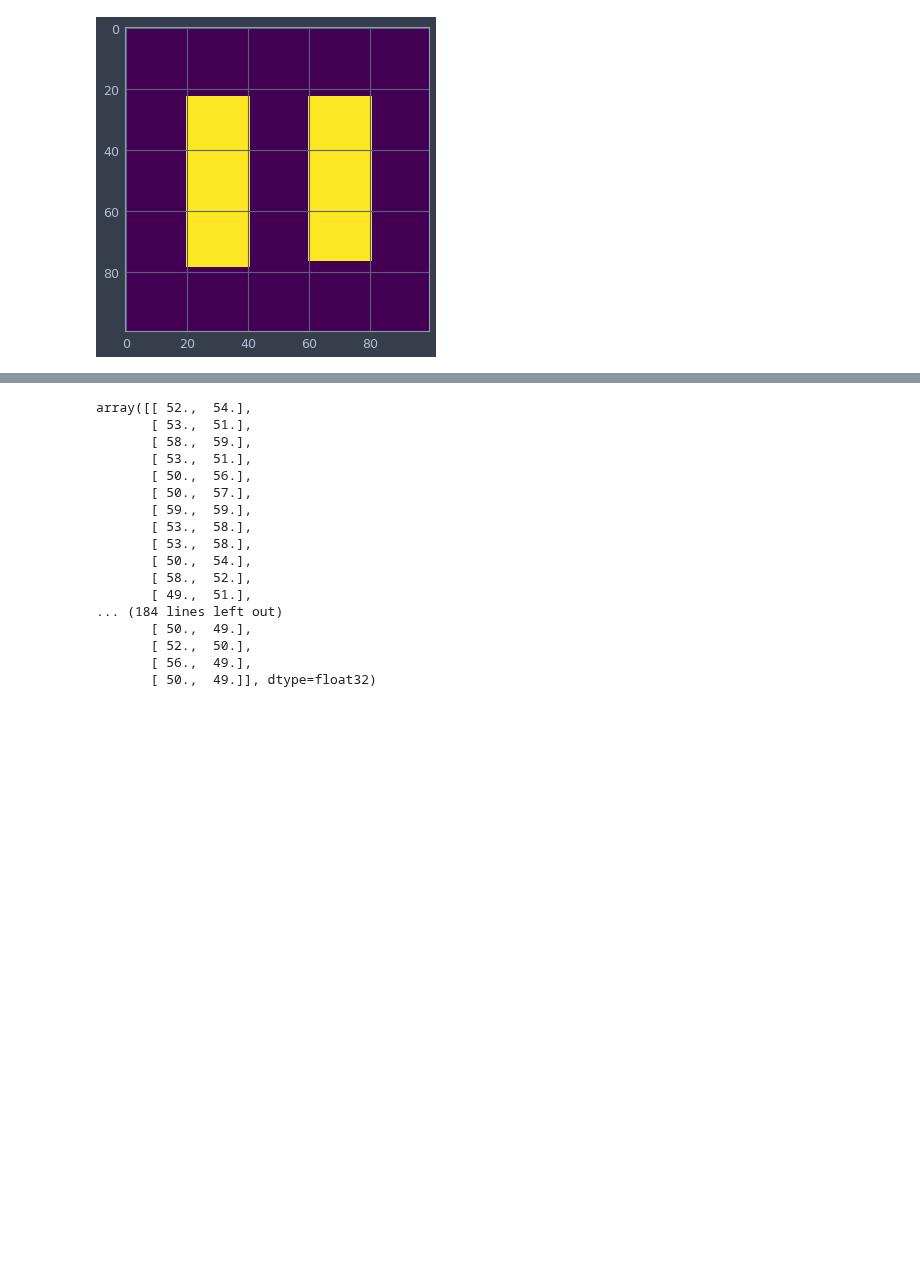
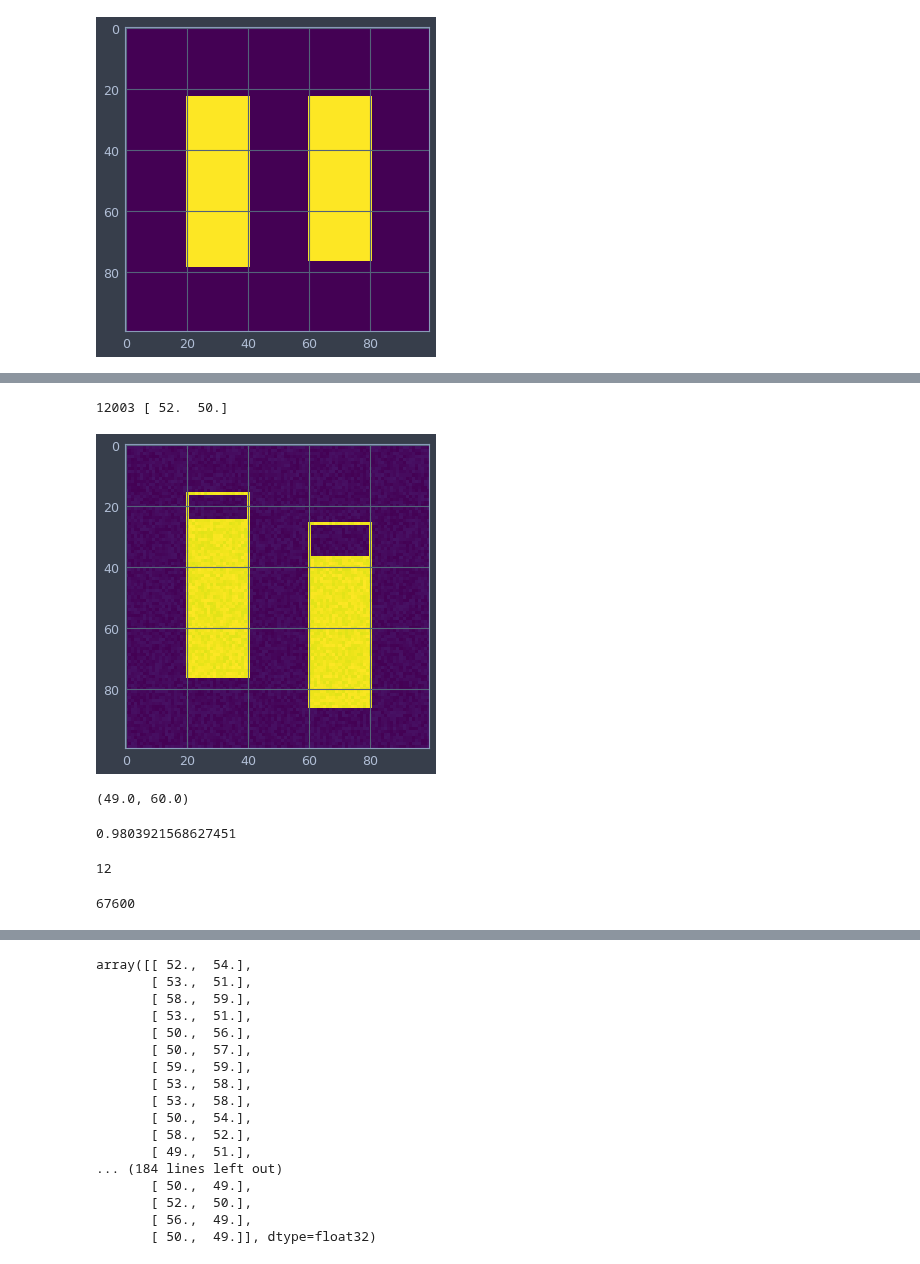
Before and after one commit to Rhoana/perception, a Jupyter notebook: IPY/Figure12.ipynb, the cells around one changed output, grey strips where cells are left out. Drawn from its saved outputs; the diff is of its cells as text; code cells hidden in the pictures; blank space fills up the shorter version.

```diff
--- a/IPY/Figure12.ipynb
+++ b/IPY/Figure12.ipynb
@@ -37,3 +147,26 @@ imshow(C.Figure12.data_to_image(data, framed=False))
+# %%
+which = np.random.randint(len(X_val))
+imshow(X_val[which])
+print which, y_val[which]
+# %% [output]
+12003 [ 52.  50.]
+[figure, added]
+# %%
+y_train.min(), y_train.max()
+# %% [output]
+(49.0, 60.0)
+# %%
+50/51.
+# %% [output]
+0.9803921568627451
+# %%
+len(range(y_train.min(),int(y_train.max()+1)))
+# %% [output]
+12
+# %%
+parameters
+# %% [output]
+67600
 # %%
 #
 # create many
```
Also changed, not shown: parts of 7 cells of this notebook, 36 other files.
